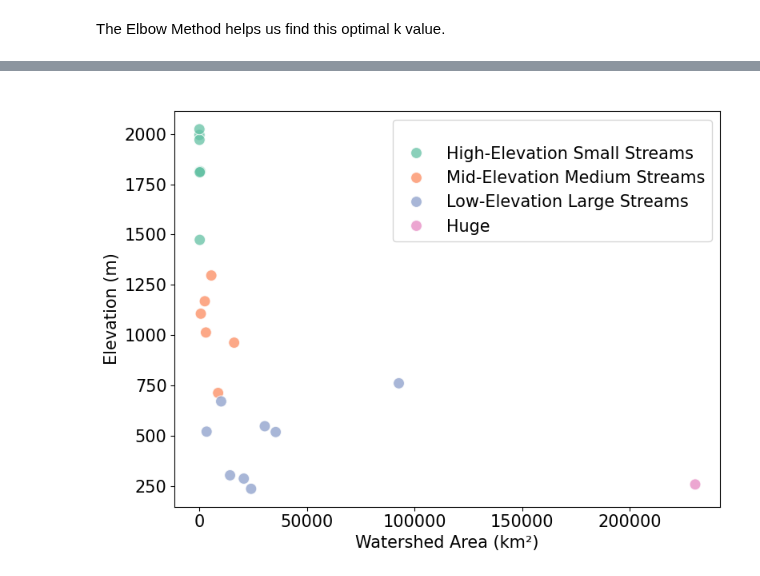
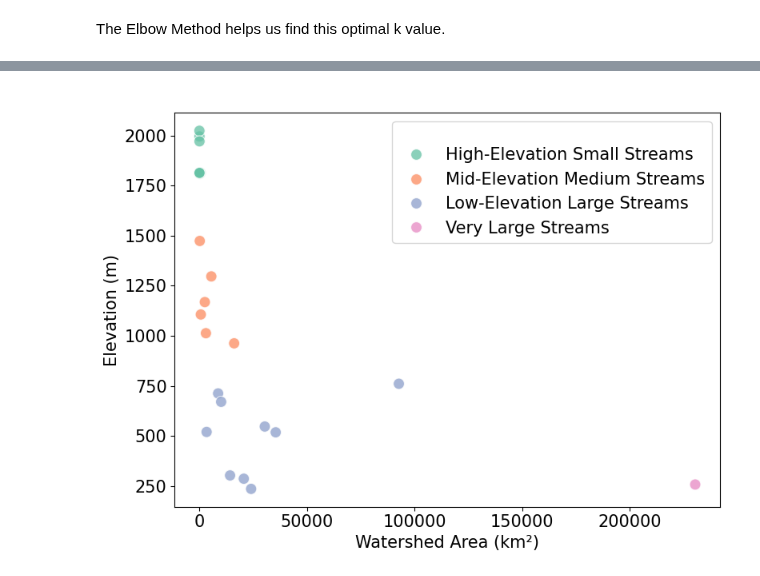
Before and after one commit to th2018/stream_thermal_2025_ms, a Jupyter notebook: clustering/KMeans.ipynb, the cells around one changed output, grey strips where cells are left out. Saved outputs shown, nothing was run; the diff lists cells and outputs as text; code cells hidden in the pictures.

```diff
--- a/clustering/KMeans.ipynb
+++ b/clustering/KMeans.ipynb
@@ -25,5 +33,5 @@ ml_pasta = pd.read_csv( ml_pasta_csv )
 # %%
-idv = ml_pasta[[  "site_no"
+idv =  ws_charateristics[[  "site_no"
                # ,"amp","RMSE"
                 ,"drain_area_va","alt_va"]]
 #print( idv)
@@ -166,10 +174,10 @@ idv_rm_na['labels'] = labels
 
 # Define the mapping
 value_mapping = {
-    1: 'Huge',
-    0: "Mid-Elevation Medium Streams", #"Med_Elev_Med",
-    2: "High-Elevation Small Streams", # High_Elev_Small
-    3: "Low-Elevation Large Streams" #"Low_Elev_Large"
+    1: 'Very Large Streams',
+    2: "Mid-Elevation Medium Streams", #"Med_Elev_Med",
+    3: "High-Elevation Small Streams", # High_Elev_Small
+    0: "Low-Elevation Large Streams" #"Low_Elev_Large"
 }
 
 # Replace values in the 'category' column
@@ -203,7 +221,7 @@ fontsize = 15
 hue_order= [ "High-Elevation Small Streams",
     "Mid-Elevation Medium Streams",
     "Low-Elevation Large Streams"  ,
-    'Huge' ]
+    'Very Large Streams' ]
 
 sns.scatterplot(
     data=idv_rm_na,
@@ -240,5 +258,8 @@ plt.show()
 # %%
-idv_rm_na['drain_area_km2'] = idv_rm_na['drain_area_va'] * (1.60934 ** 2)
-idv_rm_na['alt_m'] = idv_rm_na['alt_va'] * 0.3048
+MILES_TO_KM = 1.60934
+FEET_TO_METERS = 0.3048
+idv_rm_na['drain_area_km2'] = idv_rm_na['drain_area_va'] * ( MILES_TO_KM  ** 2)
+idv_rm_na['alt_m'] = idv_rm_na['alt_va'] *  FEET_TO_METERS
 idv_rm_na
+idv_rm_na.to_csv(output_csv, index=False)
 # %% [output]
@@ -264,43 +278,41 @@ plt.figure(figsize=(8, 6))
 
 fontsize = 15
 
-hue_order= [ "High-Elevation Small Streams",
-    "Mid-Elevation Medium Streams",
-    "Low-Elevation Large Streams"  ,
-    'Huge' ]
+#hue_order= [ "High-Elevation Small Streams",     "Mid-Elevation Medium Streams",
+ #   "Low-Elevation Large Streams"  ,   'Very Large Streams' ]
 
 sns.scatterplot(
     data=idv_rm_na,
     x='drain_area_km2',
     y='alt_m',
     hue='labels',  # Color points by the 'labels' column
     hue_order=hue_order,
     palette='Set2',  # Choose a color palette
     s=100  # Adjust marker size
     , alpha = 0.76
 
 )
 
 # Add labels and title
 plt.xlabel("Watershed Area (km\u00b2)" ,fontsize= fontsize )
 plt.ylabel("Elevation (m)" ,fontsize= fontsize )
 plt.title(" ")
 
 plt.xticks(  fontsize= fontsize )
 plt.yticks(  fontsize= fontsize )
 
 # Show legend and plot
 plt.legend(title=" " ,fontsize= fontsize)
 
 plt.tight_layout()
 
 plt.savefig('ws_cluster_m_km2.png'
            # , dpi=300, bbox_inches='tight'
            )
 
 plt.show()
 # %% [output]
-[figure, old version]
+[figure, new version]
 # %%
 centroids = kmeans.cluster_centers_
 print(centroids)
```
Also changed, not shown: parts of 12 cells of this notebook.
